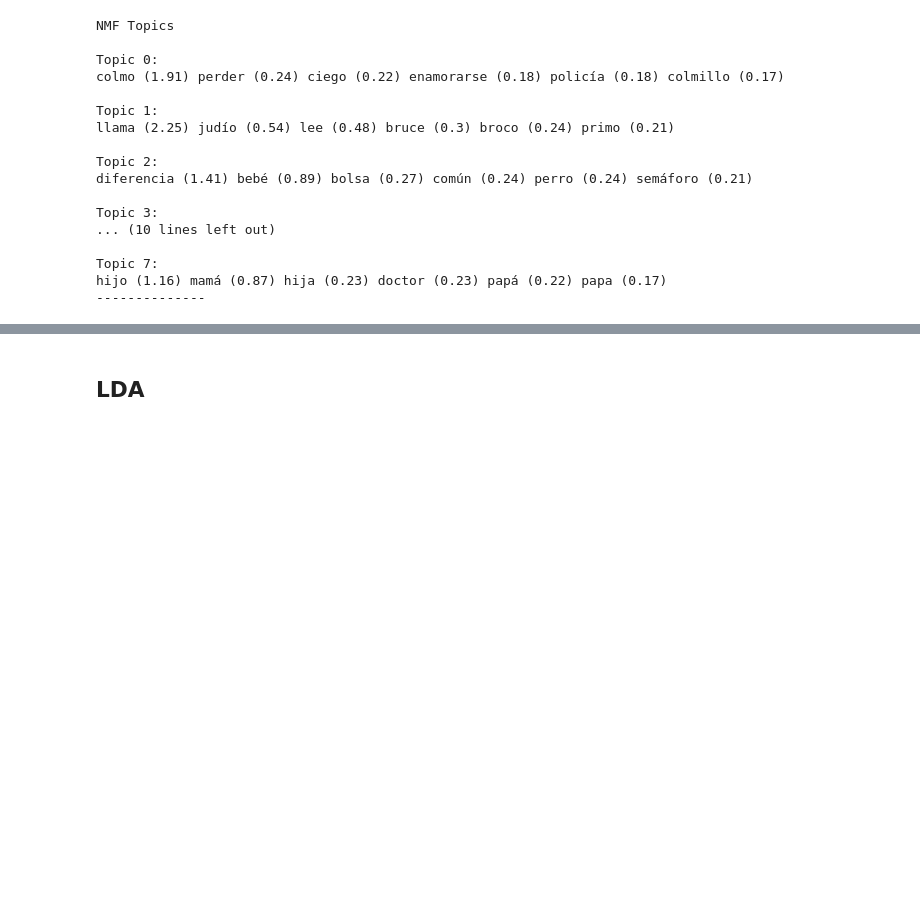
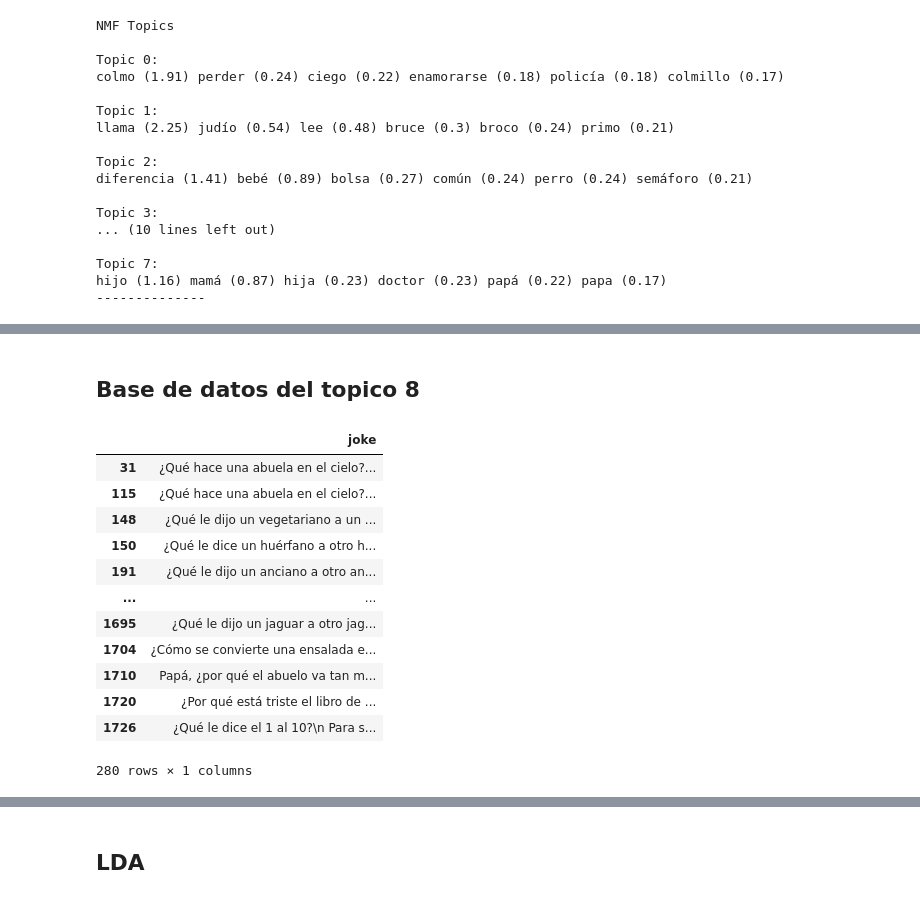
Before and after one commit to LeandroLopez013/Generacion-de-comentarios-humoristicos-con-gpt-2, a Jupyter notebook: lda_new_dataset.ipynb, the cells around one changed output, grey strips where cells are left out. Drawn from its saved outputs; the diff is of its cells as text; code cells hidden in the pictures; blank space fills up the shorter version.

Commit message:
changes report and dataset for topic

```diff
--- a/lda_new_dataset.ipynb
+++ b/lda_new_dataset.ipynb
@@ -171,0 +173,28 @@ plot_wordclouds(nmf_H, tfidf_feature_names, no_top_words, no_topics)
+# %% [markdown]
+## Base de datos del topico 8
+# %%
+# Paso 1: Identificar el tópico predominante para cada chiste
+df['topic'] = nmf_W.argmax(axis=1)
+
+# Paso 2: Filtrar los chistes que pertenecen al tópico 7
+chistes_topico_7 = df[df['topic'] == 7]['joke']
+
+# lo convierto en un data set de pandas
+df_chistes_topico_7 = pd.DataFrame(chistes_topico_7)
+# %%
+# printeo columnas
+df_chistes_topico_7
+# %% [output]
+|  | joke |
+| 31 | ¿Qué hace una abuela en el cielo?... |
+| 115 | ¿Qué hace una abuela en el cielo?... |
+| 148 | ¿Qué le dijo un vegetariano a un ... |
+| 150 | ¿Qué le dice un huérfano a otro h... |
+| 191 | ¿Qué le dijo un anciano a otro an... |
+| ... | ... |
+| 1695 | ¿Qué le dijo un jaguar a otro jag... |
+| 1704 | ¿Cómo se convierte una ensalada e... |
+| 1710 | Papá, ¿por qué el abuelo va tan m... |
+| 1720 | ¿Por qué está triste el libro de ... |
+| 1726 | ¿Qué le dice el 1 al 10?\n Para s... |
+280 rows × 1 columns
```
Also changed, not shown: parts of 12 cells of this notebook, 1 other file.
